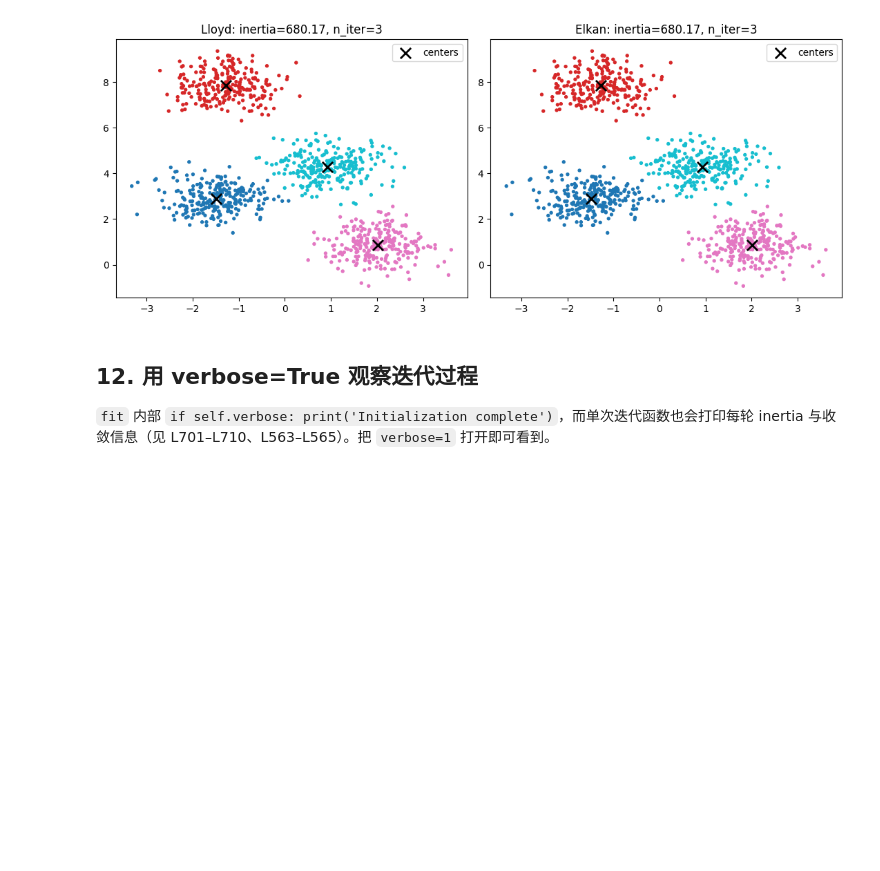
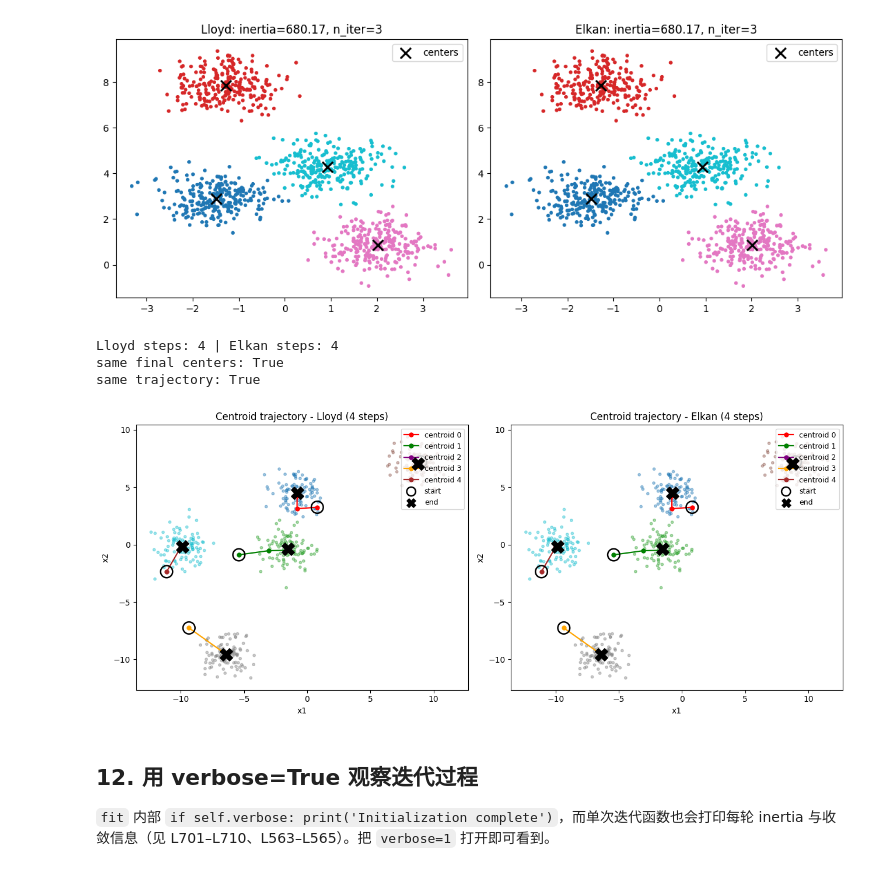
Before and after one commit to yanyusu037-del/Machine-Learning, a Jupyter notebook: homework1-kmeans.ipynb, the cells around one changed output. Saved outputs shown, nothing was run; the diff lists cells and outputs as text; code cells hidden in the pictures; blank space fills up the shorter version.

```diff
--- a/homework1-kmeans.ipynb
+++ b/homework1-kmeans.ipynb
@@ -472,6 +472,79 @@ plt.tight_layout()
 plt.show()
 # %% [output]
 [figure]
+# %%
+# 中心轨迹图：分别用 sklearn 的 Lloyd 与 Elkan 各跑一遍，记录质心每轮位置
+# 做法：max_iter=1 逐轮 fit，把上一轮 cluster_centers_ 作为下一轮 init
+# 初始化用 bounding-box 均匀随机点（非 k-means++），质心需多步迁移轨迹才好看
+import numpy as np
+import matplotlib.pyplot as plt
+from sklearn.cluster import KMeans
+from sklearn.datasets import make_blobs
+
+X_tr, _ = make_blobs(n_samples=500, centers=5, cluster_std=1.0,
+                     random_state=11, n_features=2)
+K = 5
+rng = np.random.RandomState(3)
+lo, hi = X_tr.min(axis=0), X_tr.max(axis=0)
+init_c = rng.uniform(lo, hi, size=(K, 2))          # 均匀随机初始化
+
+def sklearn_trajectory(algo, X, init_centers, n_iter=30):
+    """逐轮 fit(max_iter=1) 记录质心轨迹，调用真实 sklearn 的 Lloyd/Elkan。"""
+    centers = init_centers.copy()
+    traj = [centers.copy()]
+    for _ in range(n_iter):
+        km = KMeans(n_clusters=len(init_centers), init=centers, n_init=1,
+                    max_iter=1, tol=0, algorithm=algo, random_state=0)
+        km.fit(X)
+        new = km.cluster_centers_
+        if np.allclose(new, centers):
+            break
+        centers = new
+        traj.append(centers.copy())
+    return centers, np.array(traj)
+
+fin_lloyd, traj_lloyd = sklearn_trajectory('lloyd', X_tr, init_c)
+fin_elkan, traj_elkan = sklearn_trajectory('elkan', X_tr, init_c)
+
+print('Lloyd steps:', len(traj_lloyd) - 1, '| Elkan steps:', len(traj_elkan) - 1)
+print('same final centers:', np.allclose(np.sort(fin_lloyd, axis=0),
+                                          np.sort(fin_elkan, axis=0)))
+print('same trajectory:', np.allclose(traj_lloyd, traj_elkan))
+
+def labels_to(centers):
+    d = np.linalg.norm(X_tr[:, None, :] - centers[None, :, :], axis=2)
+    return d.argmin(axis=1)
+
+colors = ['red', 'green', 'purple', 'orange', 'brown']
+fig, axes = plt.subplots(1, 2, figsize=(13, 5.5))
+for ax, traj, fin, name in [(axes[0], traj_lloyd, fin_lloyd, 'Lloyd'),
+                             (axes[1], traj_elkan, fin_elkan, 'Elkan')]:
+    ax.scatter(X_tr[:, 0], X_tr[:, 1], c=labels_to(fin), s=10,
+               cmap='tab10', alpha=0.4)
+    for c in range(traj.shape[1]):
+        path = traj[:, c, :]
+        ax.plot(path[:, 0], path[:, 1], '-o', color=colors[c % len(colors)],
+                markersize=5, linewidth=1.6, label=f'centroid {c}')
+        # start: open circle
+        ax.scatter(path[0, 0], path[0, 1], marker='o', s=220,
+                   edgecolor='black', facecolor='none', linewidth=1.8, zorder=5)
+        # end: black X
+        ax.scatter(path[-1, 0], path[-1, 1], marker='X', s=240,
+                   color='black', zorder=6)
+    # ASCII legend entries for start/end markers
+    ax.scatter([], [], marker='o', s=120, edgecolor='black',
+               facecolor='none', linewidth=1.8, label='start')
+    ax.scatter([], [], marker='X', s=120, color='black', label='end')
+    ax.set_title(f'Centroid trajectory - {name} ({len(traj)-1} steps)')
+    ax.set_xlabel('x1'); ax.set_ylabel('x2')
+    ax.legend(loc='upper right', fontsize=9)
+plt.tight_layout()
+plt.show()
+# %% [output]
+Lloyd steps: 4 | Elkan steps: 4
+same final centers: True
+same trajectory: True
+[figure, added]
 # %% [markdown]
 ## 12. 用 verbose=True 观察迭代过程
 
```
Also changed, not shown: parts of 4 cells of this notebook.
